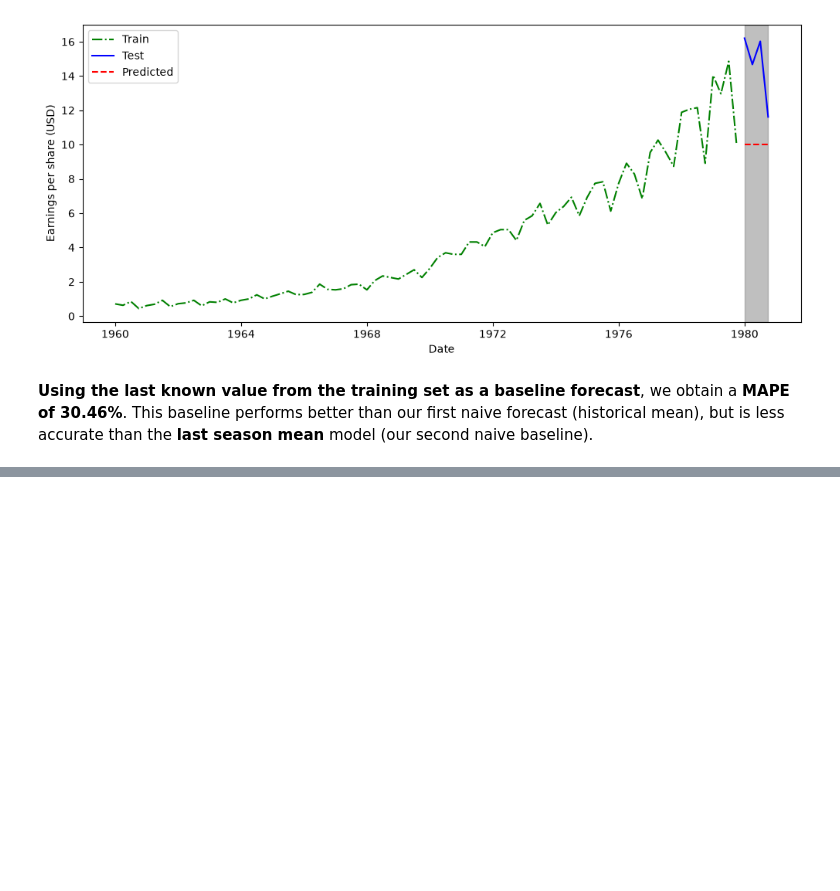
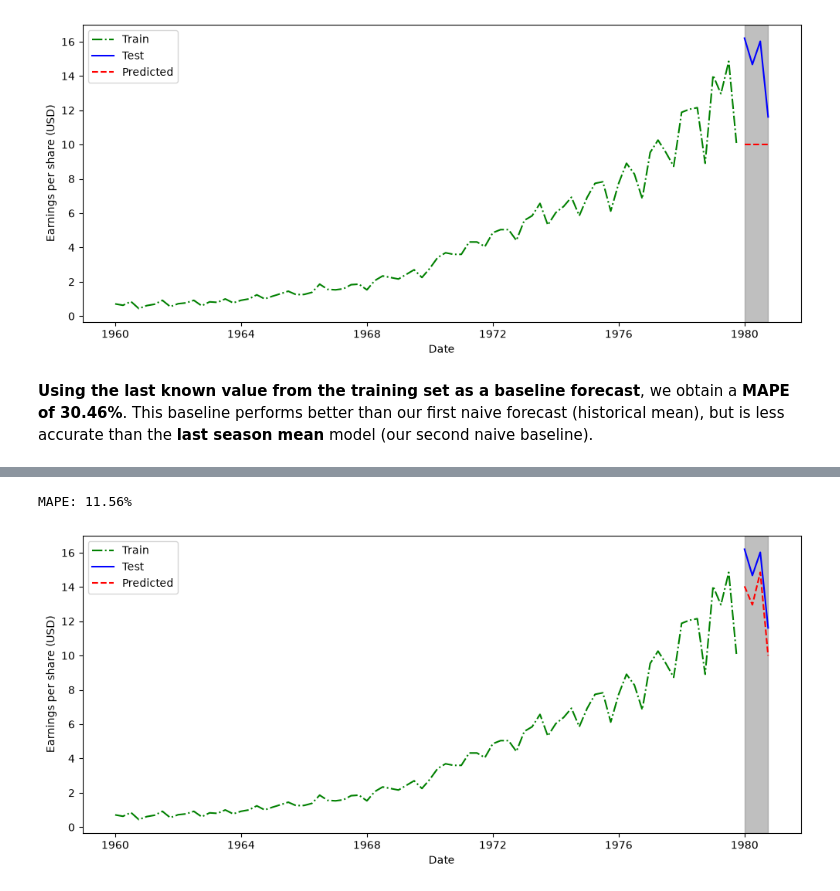
Before and after one commit to michaelhudson2205/INFO3022_Practicals, a Jupyter notebook: P3_2_Baseline_Model.ipynb, the cells around one changed output, grey strips where cells are left out. Cells and saved outputs as stored; diff of their text form; code cells hidden in the pictures; blank space fills up the shorter version.

```diff
--- a/P3_2_Baseline_Model.ipynb
+++ b/P3_2_Baseline_Model.ipynb
@@ -317,0 +334,6 @@ plt.show()
+# %%
+# Get the last four values of train set which we know are the last four quarters of 1979
+pred_naive_seasonal = pd.DataFrame()
+pred_naive_seasonal = test
+pred_naive_seasonal["pred"] = train["JohnsonJohnson"].iloc[-4:].values
+pred_naive_seasonal
@@ -317,0 +346,23 @@ plt.show()
+# %%
+# Compute the MAPE using the last four values of the train set as the prediction
+mape_value = mape(pred_naive_seasonal["JohnsonJohnson"], pred_naive_seasonal["pred"])
+print(f"MAPE: {mape_value:.2f}%")
+# %% [output]
+MAPE: 11.56%
+# %%
+# Plot again to visualise using the last four values of the train set as the prediction
+fig,ax = plt.subplots(figsize=(12,5))
+
+ax.plot(train["time"], train["JohnsonJohnson"], "g-.", label="Train")
+ax.plot(test["time"], test["JohnsonJohnson"], "b-", label="Test")
+ax.plot(pred_naive_seasonal["time"], pred_naive_seasonal["pred"], "r--", label="Predicted")
+
+ax.set_xlabel("Date")
+ax.set_ylabel("Earnings per share (USD)")
+
+# Shadow the window we want to predict (last year, i.e. 1980)
+ax.axvspan(test["time"].min(), test["time"].max(), color='gray', alpha=0.5)
+ax.legend()
+plt.show()
+# %% [output]
+[figure, added]
```
Also changed, not shown: parts of 5 cells of this notebook.
